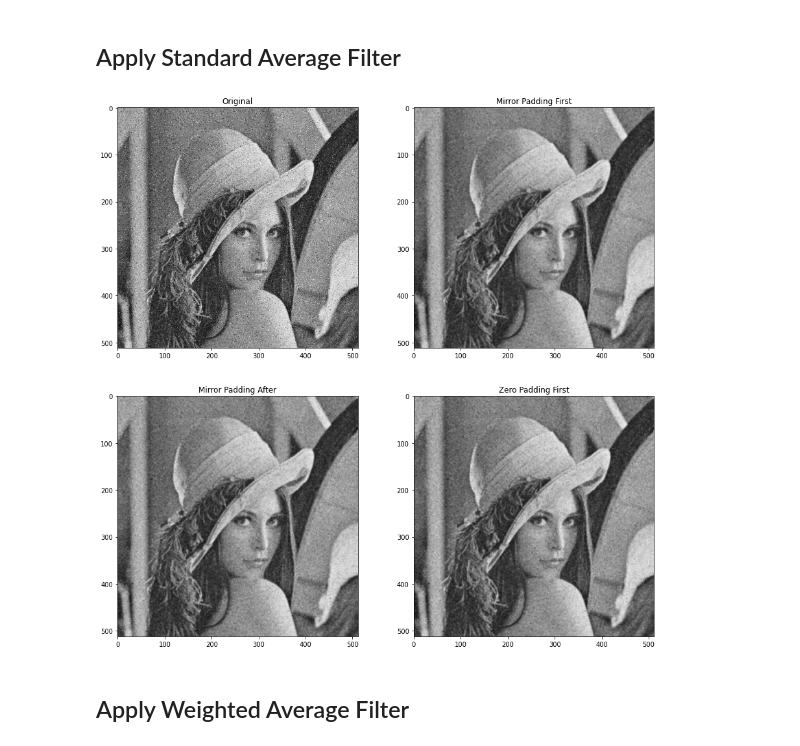
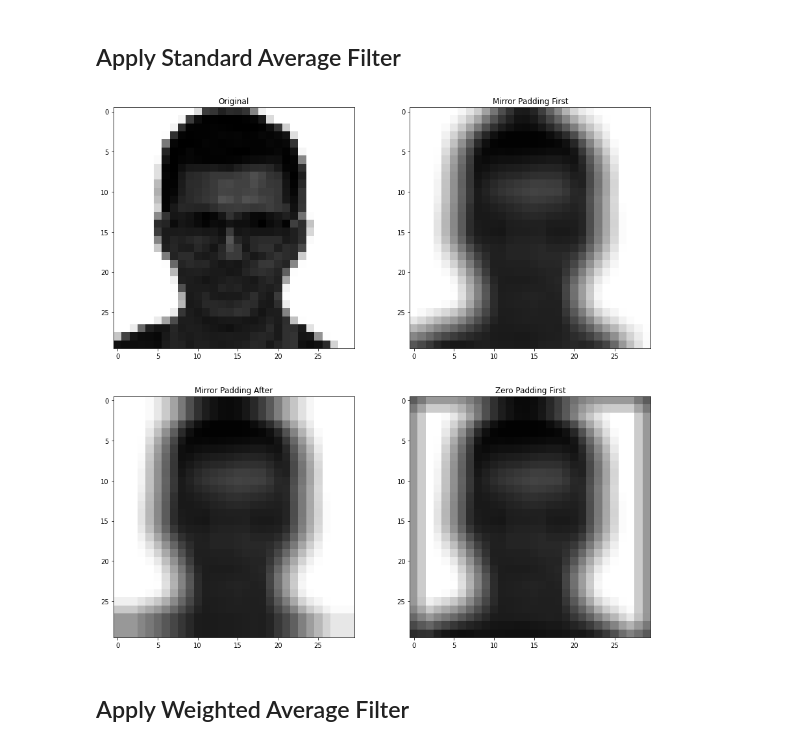
Before and after one commit to ramesaliyev/image-processing-101, a Jupyter notebook: 02- smoothing/average.ipynb, the cells around one changed output. Cells and saved outputs as stored; diff of their text form; code cells hidden in the pictures.

```diff
--- a/02- smoothing/average.ipynb
+++ b/02- smoothing/average.ipynb
@@ -19,7 +19,7 @@ import lib.point as libpoint
 # %% [markdown]
 **Read PGM**
 # %%
-pgm_path = '../assets/pgms/lena2.ascii.pgm';
+pgm_path = '../assets/pgms/gman.ascii.pgm';
 pgm = libpgm.read(pgm_path)
 # %% [markdown]
 **Helper Functions**
@@ -45,7 +45,7 @@ def show_image(image):
 # %% [markdown]
 ## Apply Standard Average Filter
 # %%
-kernel_size = 3
+kernel_size = 5
 kernel_padding = int((kernel_size - 1) / 2)
 
 plt.figure(figsize=(15, 15), dpi=72)
@@ -56,34 +56,34 @@ libpgm.show(pgm)
 # 1
 image = pgm_to_image(pgm)
 libconv.apply_padding(image, libconv.pad_mirror, kernel_padding)
 image = apply_standard_average_filter(image, kernel_size)
 map(libpoint.apply_minmax, image)
 
 plt.subplot(2, 2, 2)
 plt.gca().set_title('Mirror Padding First')
 show_image(image)
 
 # 2
 image = pgm_to_image(pgm)
 image = apply_standard_average_filter(image, kernel_size)
 libconv.apply_padding(image, libconv.pad_mirror, kernel_padding)
 map(libpoint.apply_minmax, image)
 
 plt.subplot(2, 2, 3)
 plt.gca().set_title('Mirror Padding After')
 show_image(image)
 
 # 3
 image = pgm_to_image(pgm)
 libconv.apply_padding(image, libconv.pad_zero, kernel_padding)
 image = apply_standard_average_filter(image, kernel_size)
 map(libpoint.apply_minmax, image)
 
 plt.subplot(2, 2, 4)
 plt.gca().set_title('Zero Padding First')
 show_image(image)
 # %% [output]
-[figure, old version]
+[figure, new version]
 # %% [markdown]
 ## Apply Weighted Average Filter
 # %%
```
Also changed, not shown: parts of 1 cell of this notebook, 3 other files.
